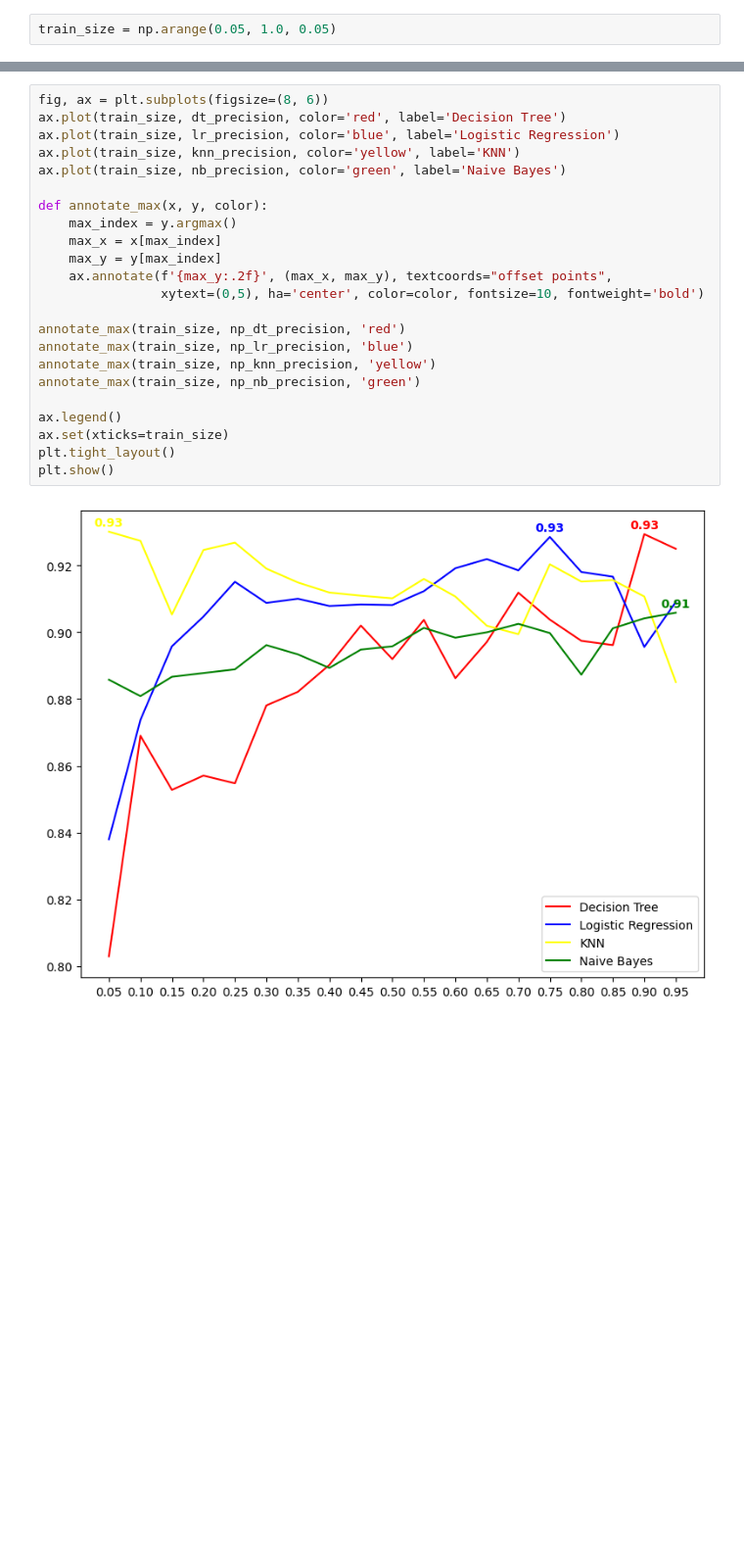
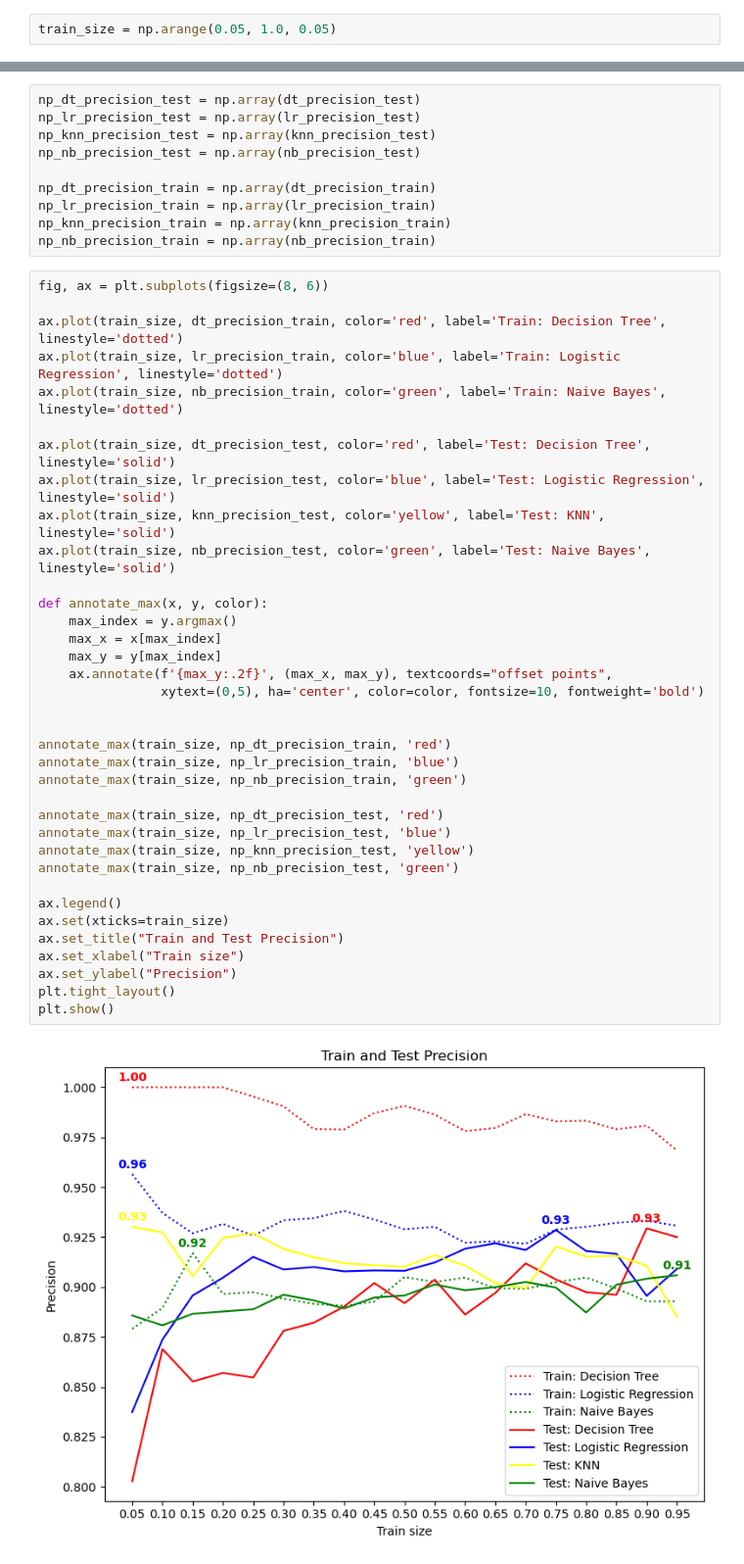
Before and after one commit to FrederickAlmeida/Spambase-Classification, a Jupyter notebook: main.ipynb, the cells around one changed output, grey strips where cells are left out. Shown at 98% size. Drawn from its saved outputs; the diff is of its cells as text; blank space fills up the shorter version.

Commit message:
add train metrics to the plots

```diff
--- a/main.ipynb
+++ b/main.ipynb
@@ -750,25 +779,48 @@ np_nb_precision = np.array(nb_precision)
+# %%
+np_dt_precision_test = np.array(dt_precision_test)
+np_lr_precision_test = np.array(lr_precision_test)
+np_knn_precision_test = np.array(knn_precision_test)
+np_nb_precision_test = np.array(nb_precision_test)
+
+np_dt_precision_train = np.array(dt_precision_train)
+np_lr_precision_train = np.array(lr_precision_train)
+np_knn_precision_train = np.array(knn_precision_train)
+np_nb_precision_train = np.array(nb_precision_train)
 # %%
 fig, ax = plt.subplots(figsize=(8, 6))
-ax.plot(train_size, dt_precision, color='red', label='Decision Tree')
-ax.plot(train_size, lr_precision, color='blue', label='Logistic Regression')
-ax.plot(train_size, knn_precision, color='yellow', label='KNN')
-ax.plot(train_size, nb_precision, color='green', label='Naive Bayes')
+
+ax.plot(train_size, dt_precision_train, color='red', label='Train: Decision Tree', linestyle='dotted')
+ax.plot(train_size, lr_precision_train, color='blue', label='Train: Logistic Regression', linestyle='dotted')
+ax.plot(train_size, nb_precision_train, color='green', label='Train: Naive Bayes', linestyle='dotted')
+
+ax.plot(train_size, dt_precision_test, color='red', label='Test: Decision Tree', linestyle='solid')
+ax.plot(train_size, lr_precision_test, color='blue', label='Test: Logistic Regression', linestyle='solid')
+ax.plot(train_size, knn_precision_test, color='yellow', label='Test: KNN', linestyle='solid')
+ax.plot(train_size, nb_precision_test, color='green', label='Test: Naive Bayes', linestyle='solid')
 
 def annotate_max(x, y, color):
     max_index = y.argmax()
     max_x = x[max_index]
     max_y = y[max_index]
     ax.annotate(f'{max_y:.2f}', (max_x, max_y), textcoords="offset points",
                 xytext=(0,5), ha='center', color=color, fontsize=10, fontweight='bold')
 
-annotate_max(train_size, np_dt_precision, 'red')
-annotate_max(train_size, np_lr_precision, 'blue')
-annotate_max(train_size, np_knn_precision, 'yellow')
-annotate_max(train_size, np_nb_precision, 'green')
+
+annotate_max(train_size, np_dt_precision_train, 'red')
+annotate_max(train_size, np_lr_precision_train, 'blue')
+annotate_max(train_size, np_nb_precision_train, 'green')
+
+annotate_max(train_size, np_dt_precision_test, 'red')
+annotate_max(train_size, np_lr_precision_test, 'blue')
+annotate_max(train_size, np_knn_precision_test, 'yellow')
+annotate_max(train_size, np_nb_precision_test, 'green')
 
 ax.legend()
 ax.set(xticks=train_size)
+ax.set_title("Train and Test Precision")
+ax.set_xlabel("Train size")
+ax.set_ylabel("Precision")
 plt.tight_layout()
 plt.show()
 # %% [output]
-[figure, old version]
+[figure, new version]
```
Also changed, not shown: parts of 10 cells of this notebook.
